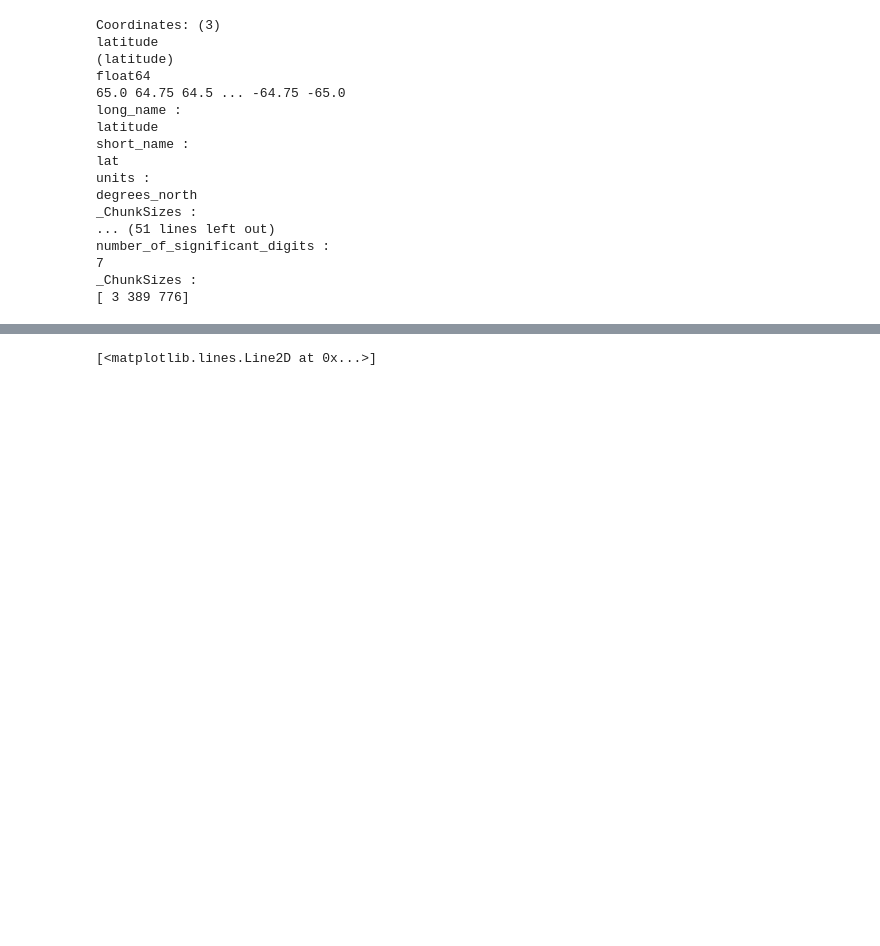
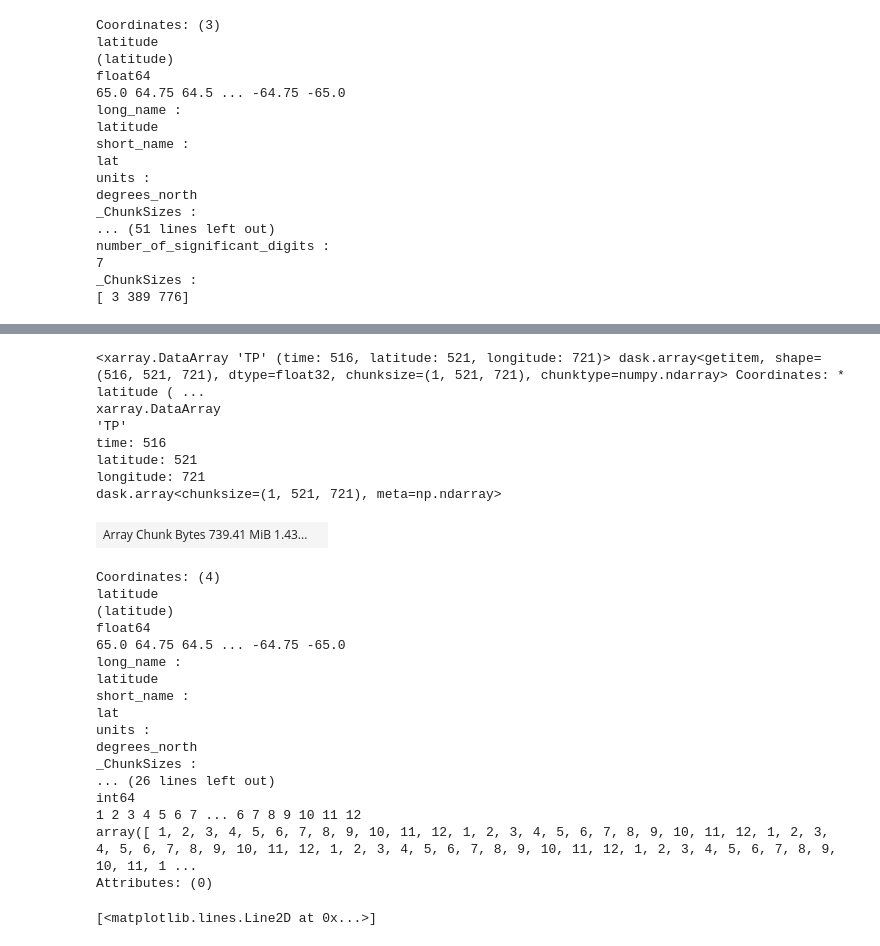
Before and after one commit to atmsillinois/time-series-and-eofs-leanneblind, a Jupyter notebook: project4_atms523_blind.ipynb, the cells around one changed output, grey strips where cells are left out. Cells and saved outputs as stored; diff of their text form; code cells hidden in the pictures; blank space fills up the shorter version.

```diff
--- a/project4_atms523_blind.ipynb
+++ b/project4_atms523_blind.ipynb
@@ -243,4 +196,32 @@ array([ 1, 2, 3, 4, 5, 6, 7, 8, 9, 10, 11, 12])
 Attributes: (0)
+# %%
+monthly_mean_precip_ano
+# %% [output]
+<xarray.DataArray 'TP' (time: 516, latitude: 521, longitude: 721)> dask.array<getitem, shape=(516, 521, 721), dtype=float32, chunksize=(1, 521, 721), chunktype=numpy.ndarray> Coordinates: * latitude ( ...
+xarray.DataArray
+'TP'
+time: 516
+latitude: 521
+longitude: 721
+dask.array<chunksize=(1, 521, 721), meta=np.ndarray>
+| Array Chunk Bytes 739.41 MiB 1.43... |  |
+Coordinates: (4)
+latitude
+(latitude)
+float64
+65.0 64.75 64.5 ... -64.75 -65.0
+long_name :
+latitude
+short_name :
+lat
+units :
+degrees_north
+_ChunkSizes :
+... (26 lines left out)
+int64
+1 2 3 4 5 6 7 ... 6 7 8 9 10 11 12
+array([ 1, 2, 3, 4, 5, 6, 7, 8, 9, 10, 11, 12, 1, 2, 3, 4, 5, 6, 7, 8, 9, 10, 11, 12, 1, 2, 3, 4, 5, 6, 7, 8, 9, 10, 11, 12, 1, 2, 3, 4, 5, 6, 7, 8, 9, 10, 11, 12, 1, 2, 3, 4, 5, 6, 7, 8, 9, 10, 11, 1 ...
+Attributes: (0)
 # %%
 monthly_mean_sst_ano.sel(longitude=290, latitude=20, method='nearest').plot()
 # %% [output]
```
Also changed, not shown: parts of 22 cells of this notebook.
